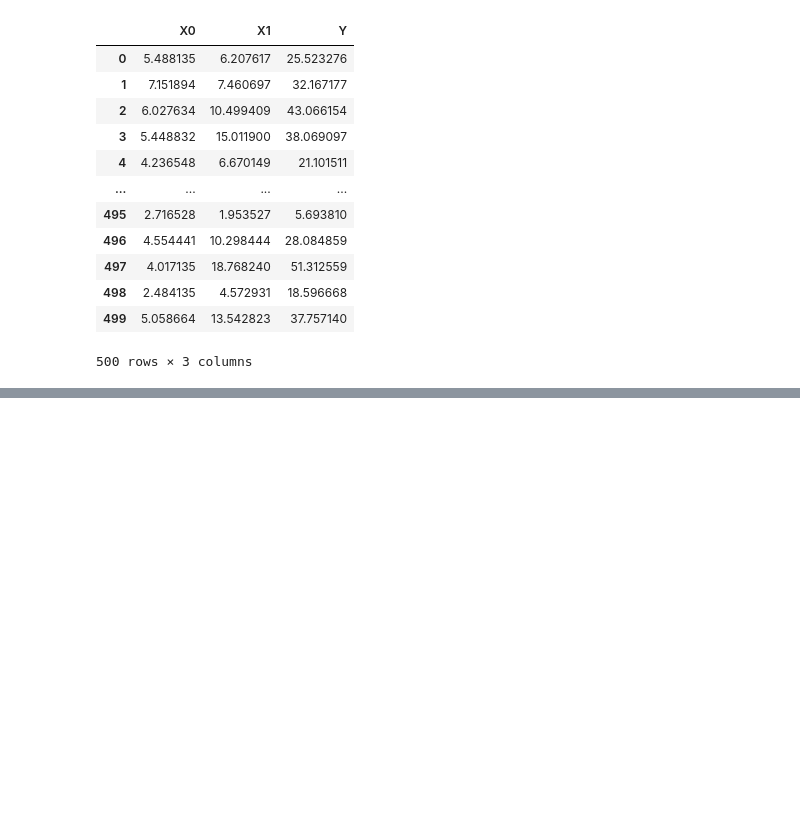
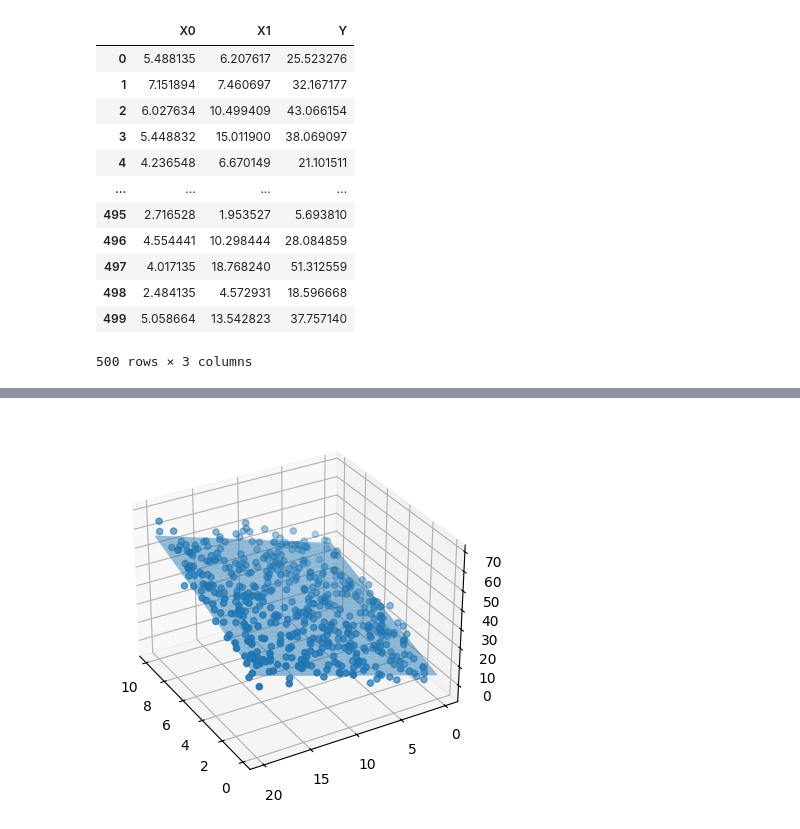
Before and after one commit to asegura4488/EDCO_IntroCienciaDatos, a Jupyter notebook: Semana4/RegresionLinealConceptos.ipynb, the cells around one changed output, grey strips where cells are left out. Saved outputs shown, nothing was run; the diff lists cells and outputs as text; code cells hidden in the pictures; blank space fills up the shorter version.

```diff
--- a/Semana4/RegresionLinealConceptos.ipynb
+++ b/Semana4/RegresionLinealConceptos.ipynb
@@ -41,0 +51,3 @@ data
+# %%
+# Queremos encontra el modelo, que es una aproximacion lineal a la nube de datos
+XTrain, XTest, YTrain, YTest = train_test_split(X, Y, test_size=0.2, random_state=42)
@@ -41,0 +77,15 @@ data
+# %%
+x0 = np.linspace(min(X[:,0]),max(X[:,0]),100)
+x1 = np.linspace(min(X[:,1]),max(X[:,1]),100)
+xx0,xx1 = np.meshgrid(x0,x1)
+
+YModelo = params[0] + params[1]*xx0 + params[2]*xx1
+
+
+fig = plt.figure()
+ax = fig.add_subplot(projection='3d', elev=30, azim=150)
+ax.scatter(X[:,0], X[:,1], Y)
+ax.plot_surface(xx0,xx1,YModelo, alpha=0.5)
+plt.show()
+# %% [output]
+[figure, added]
```
Also changed, not shown: parts of 9 cells of this notebook.
